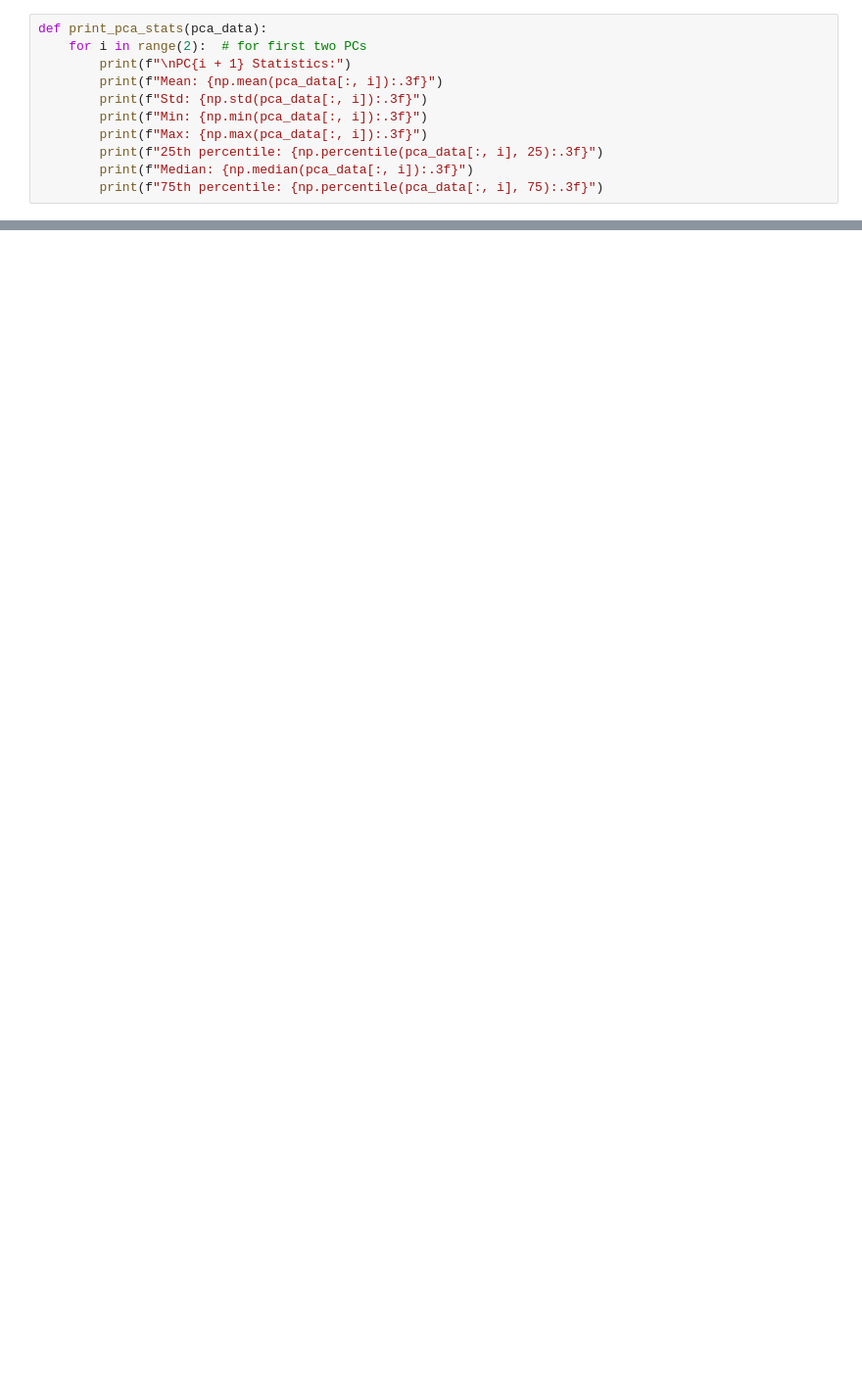
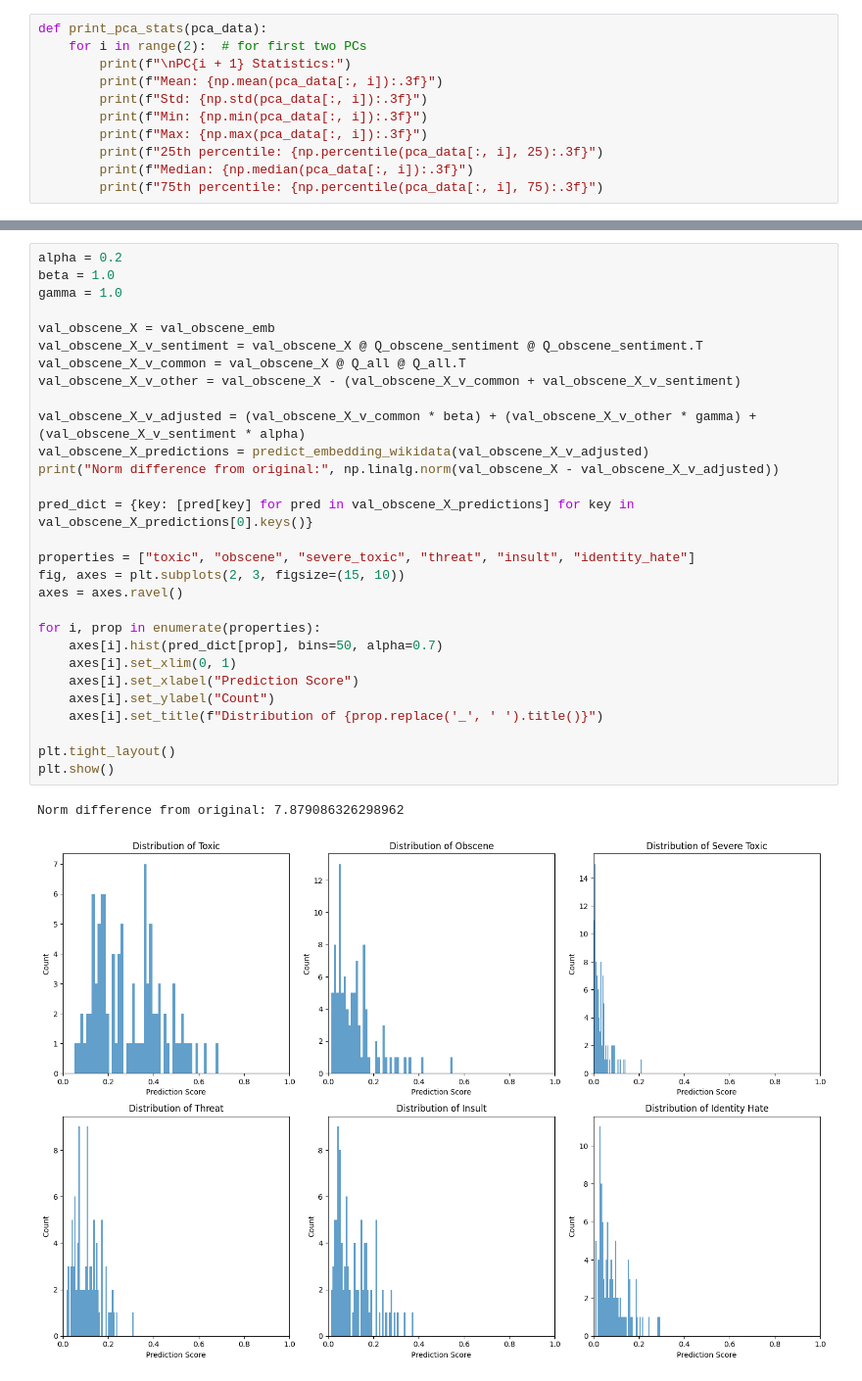
Before and after one commit to nishtahir/text-embeddings-decomposition, a Jupyter notebook: notebooks/decomposition_pos_3_way_removal.ipynb, the cells around one changed output, grey strips where cells are left out. Shown: that part at 98% size. Drawn from its saved outputs; the diff is of its cells as text; blank space fills up the shorter version.

```diff
--- a/notebooks/decomposition_pos_3_way_removal.ipynb
+++ b/notebooks/decomposition_pos_3_way_removal.ipynb
@@ -348,0 +216,32 @@ plt.show()
+# %%
+alpha = 0.2
+beta = 1.0
+gamma = 1.0
+
+val_obscene_X = val_obscene_emb
+val_obscene_X_v_sentiment = val_obscene_X @ Q_obscene_sentiment @ Q_obscene_sentiment.T
+val_obscene_X_v_common = val_obscene_X @ Q_all @ Q_all.T
+val_obscene_X_v_other = val_obscene_X - (val_obscene_X_v_common + val_obscene_X_v_sentiment)
+
+val_obscene_X_v_adjusted = (val_obscene_X_v_common * beta) + (val_obscene_X_v_other * gamma) + (val_obscene_X_v_sentiment * alpha)
+val_obscene_X_predictions = predict_embedding_wikidata(val_obscene_X_v_adjusted)
+print("Norm difference from original:", np.linalg.norm(val_obscene_X - val_obscene_X_v_adjusted))
+
+pred_dict = {key: [pred[key] for pred in val_obscene_X_predictions] for key in val_obscene_X_predictions[0].keys()}
+
+properties = ["toxic", "obscene", "severe_toxic", "threat", "insult", "identity_hate"]
+fig, axes = plt.subplots(2, 3, figsize=(15, 10))
+axes = axes.ravel()
+
+for i, prop in enumerate(properties):
+    axes[i].hist(pred_dict[prop], bins=50, alpha=0.7)
+    axes[i].set_xlim(0, 1)
+    axes[i].set_xlabel("Prediction Score")
+    axes[i].set_ylabel("Count")
+    axes[i].set_title(f"Distribution of {prop.replace('_', ' ').title()}")
+
+plt.tight_layout()
+plt.show()
+# %% [output]
+Norm difference from original: 7.879086326298962
+[figure, added]
```
Also changed, not shown: parts of 24 cells of this notebook, 4 other files.
